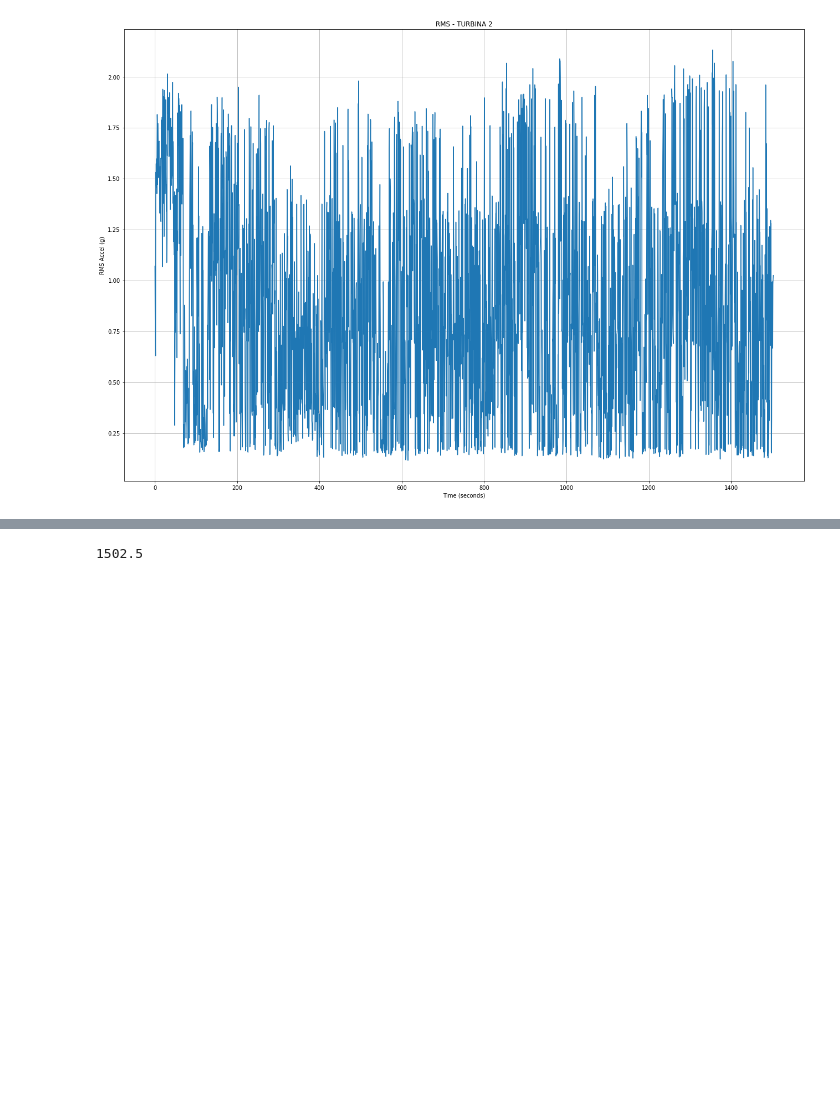
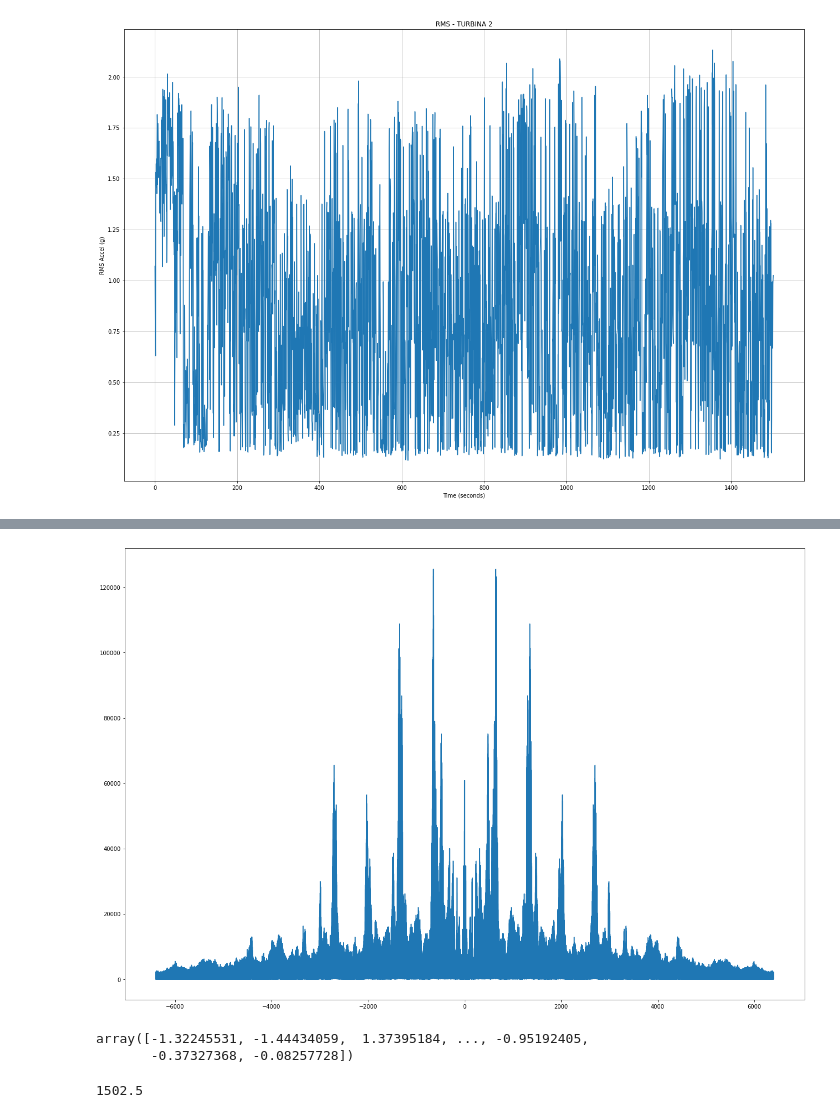
Before and after one commit to FabianAspee/examples, a Jupyter notebook: vibration_analisis.ipynb, the cells around one changed output, grey strips where cells are left out. Saved outputs shown, nothing was run; the diff lists cells and outputs as text; code cells hidden in the pictures; blank space fills up the shorter version.

```diff
--- a/vibration_analisis.ipynb
+++ b/vibration_analisis.ipynb
@@ -146,3 +99,24 @@ plt.show()
+# %%
+signal_for_day =[]
+for i in range (0, 3005):
+    signal_for_day.append(new_signal.iloc[i,:])
+from scipy.fft import fft, fftfreq
+
+# Number of samples in normalized_tone
+N = 12800 * 3005
+
+yf = fft(new_signal.values.flatten())
+xf = fftfreq(N, 1 / 12800)
+
+plt.plot(xf, np.abs(yf))
+plt.show()
+# %% [output]
+[figure, added]
+# %%
+new_signal.values.flatten()
+# %% [output]
+array([-1.32245531, -1.44434059,  1.37395184, ..., -0.95192405,
+       -0.37327368, -0.08257728])
 # %%
 (3005/2)
 # %% [output]
```
Also changed, not shown: parts of 8 cells of this notebook.
